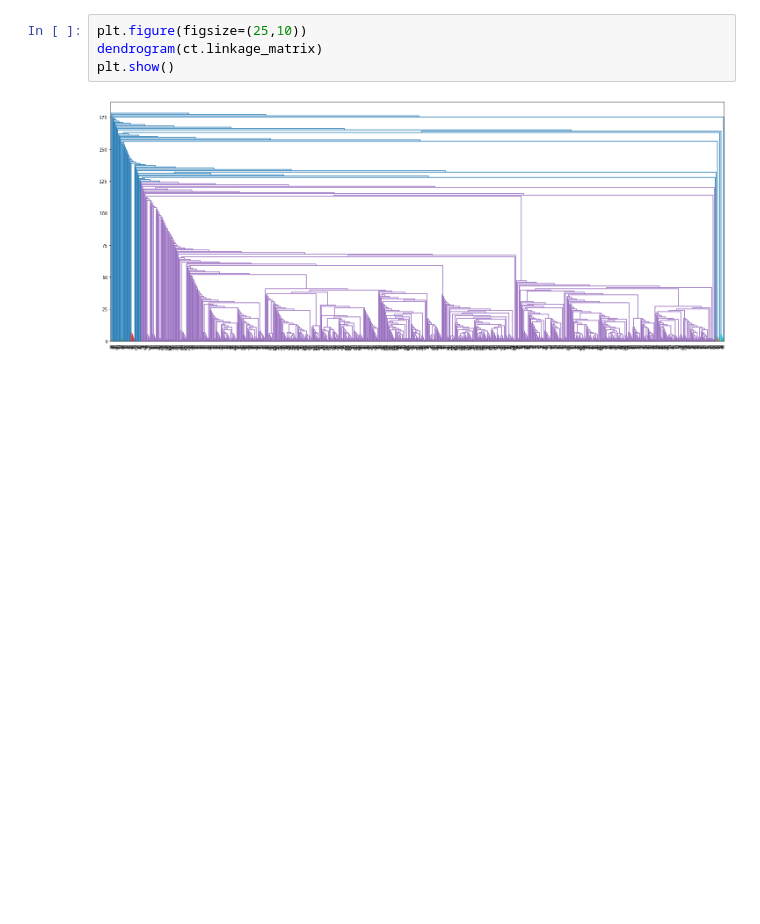
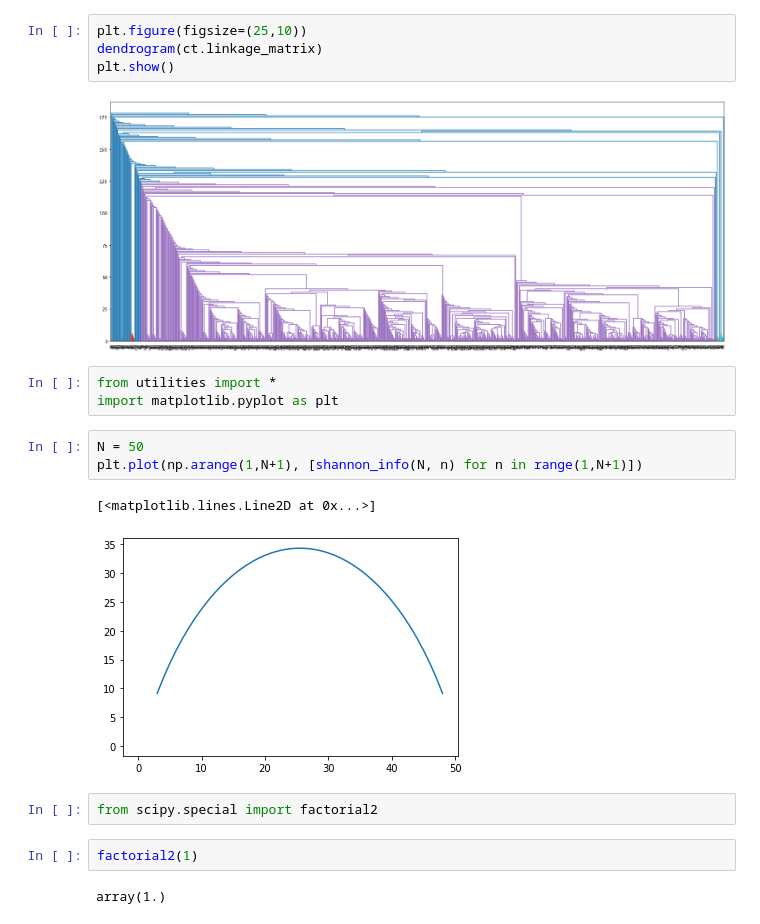
Before and after one commit to Tigecycline/lab_rotation, a Jupyter notebook: workbench.ipynb, the cells around one changed output. Cells and saved outputs as stored; diff of their text form; blank space fills up the shorter version.

Commit message:
Make graphs for the report.

```diff
--- a/workbench.ipynb
+++ b/workbench.ipynb
@@ -147,3 +147,18 @@ dendrogram(ct.linkage_matrix)
 plt.show()
 # %% [output]
 [figure]
+# %%
+from utilities import *
+import matplotlib.pyplot as plt
+# %%
+N = 50
+plt.plot(np.arange(1,N+1), [shannon_info(N, n) for n in range(1,N+1)])
+# %% [output]
+[<matplotlib.lines.Line2D at 0x...>]
+[figure, added]
+# %%
+from scipy.special import factorial2
+# %%
+factorial2(1)
+# %% [output]
+array(1.)
```
Also changed, not shown: 6 other files.
